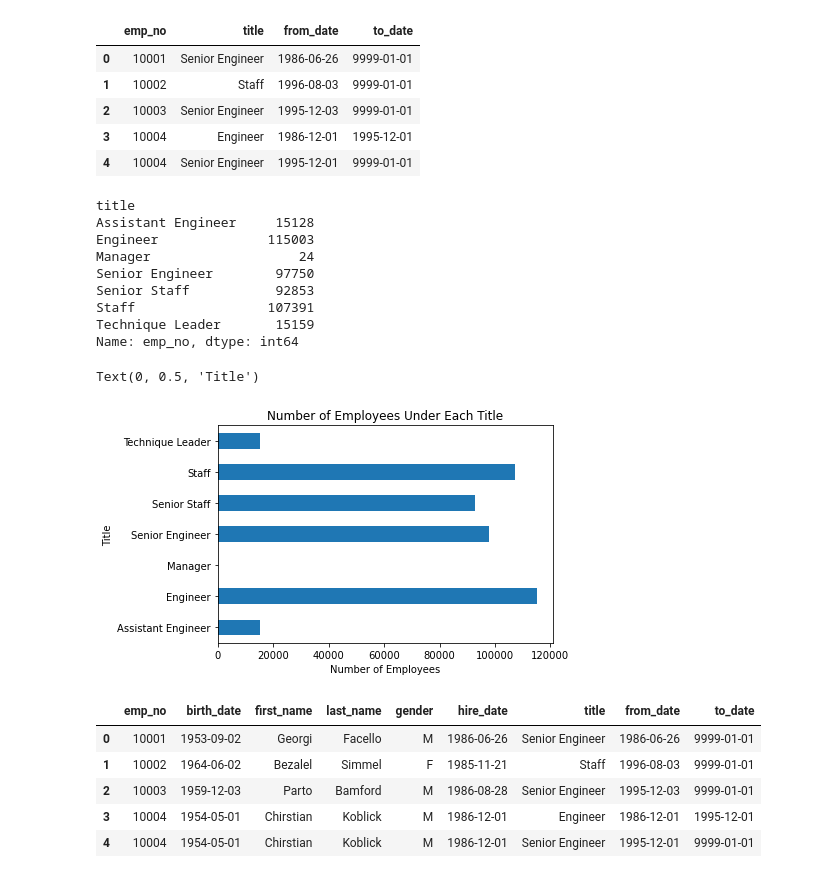
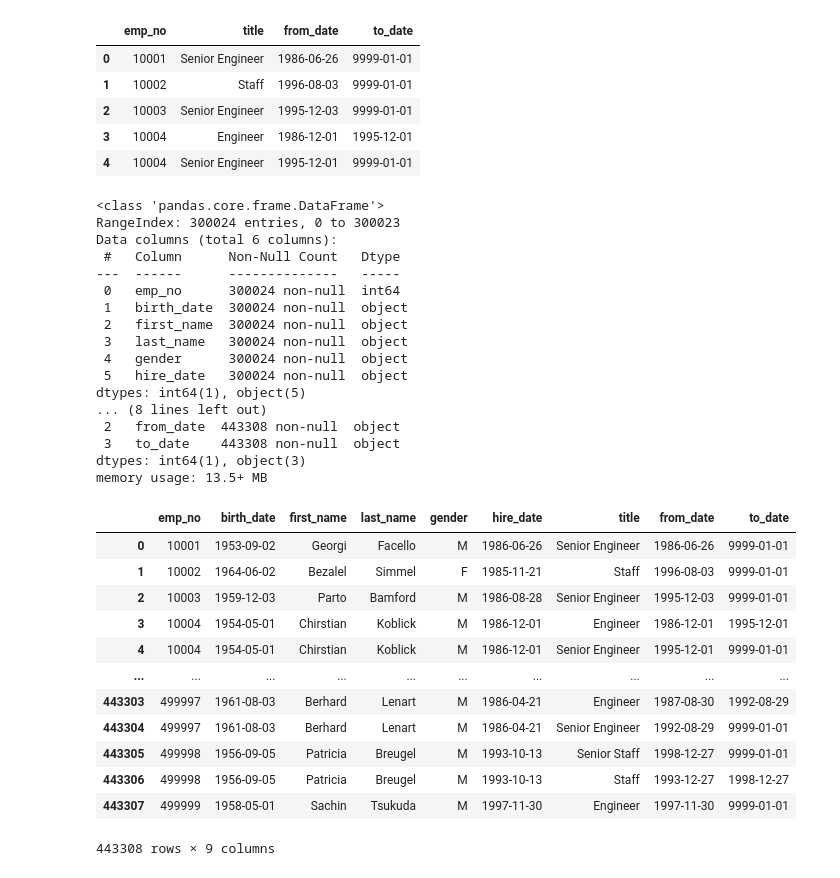
Before and after one commit to gabrielatijerina/numpy-pandas-visualization-exercises, a Jupyter notebook: advanced_dataframes.ipynb, the cells around one changed output. Drawn from its saved outputs; the diff is of its cells as text; code cells hidden in the pictures.

```diff
--- a/advanced_dataframes.ipynb
+++ b/advanced_dataframes.ipynb
@@ -122,10 +135,13 @@ from env import host, user, password
 # %%
 # 3a - Create a function named get_db_url. It should accept a username, hostname, password, and database name and return a url formatted like in the examples in this lesson.
 
+def get_db_url(user, host, password, db):
+    url = f'mysql+pymysql://{user}:{password}@{host}/{db}'
+    return url
 
-def get_db_url(user, host, password, db):
-    url = (f'mysql+pymysql://{user}:{password}@{host}/{db}')
-    return url
+#another way to write function:
+#def get_db_url(db, user=user, host=host, password=password):
+    #return f'mysql+pymysql://{user}:{password}@{host}/{db}'
 # %%
 # 3b - Use your function to obtain a connection to the employees database.
 
@@ -162,8 +176,11 @@ ProgrammingError: (pymysql.err.ProgrammingError) (1064, "You have an error in yo
 # %%
 # 3d - Read the employees and titles tables into two separate dataframes
 
-sql_employees = pd.read_sql('select * from employees', get_db_url(user, host, password, 'employees'))
-sql_employees.head()
+sql_employees = """
+select * from employees
+"""
+employees=pd.read_sql(sql_employees, get_db_url(user, host, password, 'employees'))
+employees.head()
 # %% [output]
 |  | emp_no | birth_date | first_name | last_name | gender | hire_date |
 | 0 | 10001 | 1953-09-02 | Georgi | Facello | M | 1986-06-26 |
@@ -172,8 +189,11 @@ sql_employees.head()
 | 3 | 10004 | 1954-05-01 | Chirstian | Koblick | M | 1986-12-01 |
 | 4 | 10005 | 1955-01-21 | Kyoichi | Maliniak | M | 1989-09-12 |
 # %%
-sql_titles = pd.read_sql('select * from titles', get_db_url(user, host, password, 'employees'))
-sql_titles.head()
+sql_titles = """
+select * from titles
+"""
+titles=pd.read_sql(sql_titles, get_db_url(user, host, password, 'employees'))
+titles.head()
 # %% [output]
 |  | emp_no | title | from_date | to_date |
 | 0 | 10001 | Senior Engineer | 1986-06-26 | 9999-01-01 |
@@ -182,41 +202,48 @@ sql_titles.head()
 | 3 | 10004 | Engineer | 1986-12-01 | 1995-12-01 |
 | 4 | 10004 | Senior Engineer | 1995-12-01 | 9999-01-01 |
 # %%
-# 3e - Visualize the number of employees with each title.
-
-employee_title = sql_titles.groupby('title').emp_no.count()
-employee_title
+#3e. Visualize the number of employees with each title.
+employees.info()
+titles.info()
 # %% [output]
-title
-Assistant Engineer     15128
-Engineer              115003
-Manager                   24
-Senior Engineer        97750
-Senior Staff           92853
-Staff                 107391
-Technique Leader       15159
-Name: emp_no, dtype: int64
+<class 'pandas.core.frame.DataFrame'>
+RangeIndex: 300024 entries, 0 to 300023
+Data columns (total 6 columns):
+ #   Column      Non-Null Count   Dtype
+---  ------      --------------   -----
+ 0   emp_no      300024 non-null  int64
+ 1   birth_date  300024 non-null  object
+ 2   first_name  300024 non-null  object
+ 3   last_name   300024 non-null  object
+ 4   gender      300024 non-null  object
+ 5   hire_date   300024 non-null  object
+dtypes: int64(1), object(5)
+... (8 lines left out)
+ 2   from_date  443308 non-null  object
+ 3   to_date    443308 non-null  object
+dtypes: int64(1), object(3)
+memory usage: 13.5+ MB
-# %%
-# 3e
-employee_title.plot(kind = 'barh')
-plt.title("Number of Employees Under Each Title")
-plt.xlabel("Number of Employees")
-plt.ylabel("Title")
-# %% [output]
-Text(0, 0.5, 'Title')
-[figure, removed]
 # %%
 # 3f - Join the employees and titles dataframes together.
+#Alt solution:
+#all_emp_titles = pd.merge(employees, titles, on='emp_no')
 
-emp_join_titles = pd.merge(employees, titles, left_on = 'emp_no', right_on = 'emp_no', how = 'inner')
-emp_join_titles.head()
+emp_and_titles = employees.merge(titles, on='emp_no')
+emp_and_titles
 # %% [output]
 |  | emp_no | birth_date | first_name | last_name | gender | hire_date | title | from_date | to_date |
 | 0 | 10001 | 1953-09-02 | Georgi | Facello | M | 1986-06-26 | Senior Engineer | 1986-06-26 | 9999-01-01 |
 | 1 | 10002 | 1964-06-02 | Bezalel | Simmel | F | 1985-11-21 | Staff | 1996-08-03 | 9999-01-01 |
 | 2 | 10003 | 1959-12-03 | Parto | Bamford | M | 1986-08-28 | Senior Engineer | 1995-12-03 | 9999-01-01 |
 | 3 | 10004 | 1954-05-01 | Chirstian | Koblick | M | 1986-12-01 | Engineer | 1986-12-01 | 1995-12-01 |
 | 4 | 10004 | 1954-05-01 | Chirstian | Koblick | M | 1986-12-01 | Senior Engineer | 1995-12-01 | 9999-01-01 |
+| ... | ... | ... | ... | ... | ... | ... | ... | ... | ... |
+| 443303 | 499997 | 1961-08-03 | Berhard | Lenart | M | 1986-04-21 | Engineer | 1987-08-30 | 1992-08-29 |
+| 443304 | 499997 | 1961-08-03 | Berhard | Lenart | M | 1986-04-21 | Senior Engineer | 1992-08-29 | 9999-01-01 |
+| 443305 | 499998 | 1956-09-05 | Patricia | Breugel | M | 1993-10-13 | Senior Staff | 1998-12-27 | 9999-01-01 |
+| 443306 | 499998 | 1956-09-05 | Patricia | Breugel | M | 1993-10-13 | Staff | 1993-12-27 | 1998-12-27 |
+| 443307 | 499999 | 1958-05-01 | Sachin | Tsukuda | M | 1997-11-30 | Engineer | 1997-11-30 | 9999-01-01 |
+443308 rows × 9 columns
 # %%
 # 3g - Visualize how frequently employees change titles.
 
```
Also changed, not shown: parts of 16 cells of this notebook.
